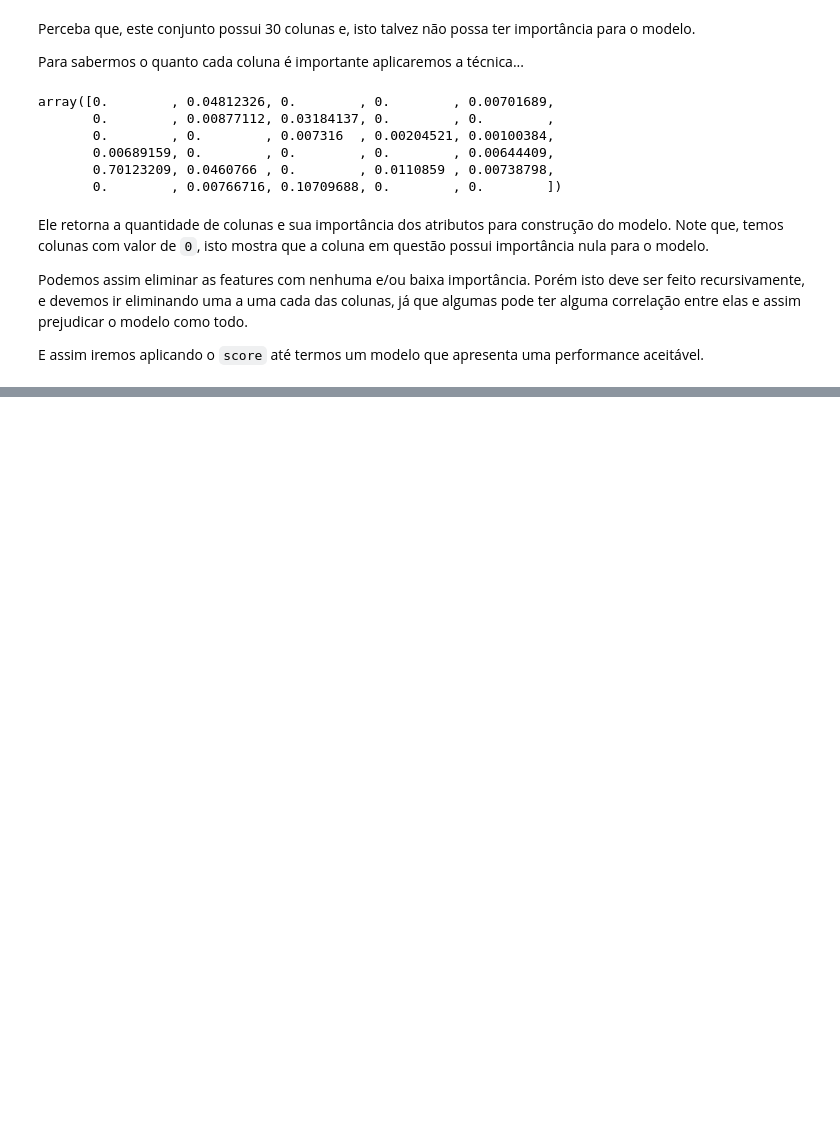
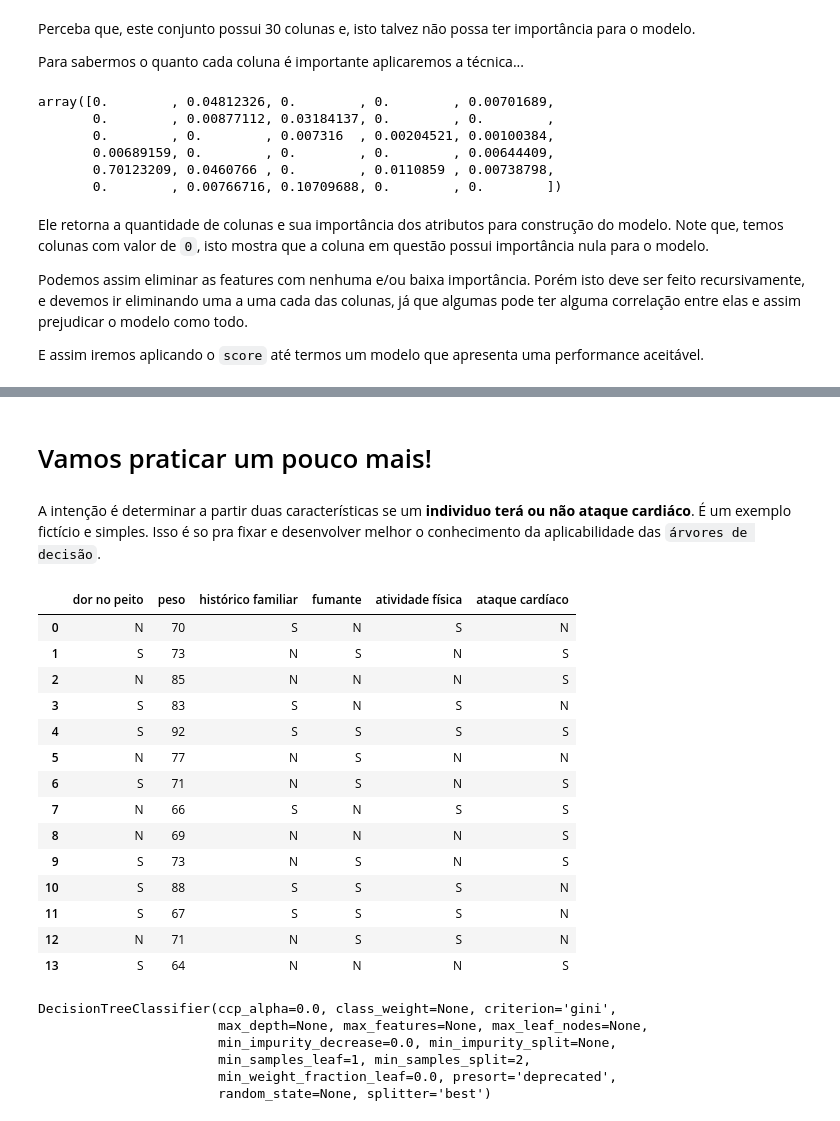
Before and after one commit to FGalvao77/Introducao-a-Machine-Learning, a Jupyter notebook: Árvore_de_decisão.ipynb, the cells around one changed output, grey strips where cells are left out. Saved outputs shown, nothing was run; the diff lists cells and outputs as text; code cells hidden in the pictures; blank space fills up the shorter version.

```diff
--- a/Árvore_de_decisão.ipynb
+++ b/Árvore_de_decisão.ipynb
@@ -266,0 +276,4 @@ E assim iremos aplicando o `score` até termos um modelo que apresenta uma perfo
+# %% [markdown]
+# Vamos praticar um pouco mais!
+# %% [markdown]
+A intenção é determinar a partir duas características se um **individuo terá ou não ataque cardiáco**. É um exemplo fictício e simples. Isso é so pra fixar e desenvolver melhor o conhecimento da aplicabilidade das `árvores de decisão`.
@@ -266,0 +283,28 @@ E assim iremos aplicando o `score` até termos um modelo que apresenta uma perfo
+# %%
+# instanciando os dados de treino manualmente
+df_saude = pd.DataFrame({
+    'dor no peito'      : ['N', 'S', 'N', 'S', 'S', 'N', 'S', 'N', 'N', 'S', 'S', 'S', 'N', 'S'],
+    'peso'              : [70, 73, 85, 83, 92, 77, 71, 66, 69, 73, 88, 67, 71, 64],
+    'histórico familiar': ['S', 'N', 'N', 'S', 'S', 'N', 'N', 'S', 'N', 'N', 'S', 'S', 'N', 'N'],
+    'fumante'           : ['N', 'S', 'N', 'N', 'S', 'S', 'S', 'N', 'N', 'S', 'S', 'S', 'S', 'N'],
+    'atividade física'  : ['S', 'N', 'N', 'S', 'S', 'N', 'N', 'S', 'N', 'N', 'S', 'S', 'S', 'N'],
+    'ataque cardíaco'   : ['N', 'S', 'S', 'N', 'S', 'N', 'S', 'S', 'S', 'S', 'N', 'N', 'N', 'S'],
+})
+
+df_saude
+# %% [output]
+|  | dor no peito | peso | histórico familiar | fumante | atividade física | ataque cardíaco |
+| 0 | N | 70 | S | N | S | N |
+| 1 | S | 73 | N | S | N | S |
+| 2 | N | 85 | N | N | N | S |
+| 3 | S | 83 | S | N | S | N |
+| 4 | S | 92 | S | S | S | S |
+| 5 | N | 77 | N | S | N | N |
+| 6 | S | 71 | N | S | N | S |
+| 7 | N | 66 | S | N | S | S |
+| 8 | N | 69 | N | N | N | S |
+| 9 | S | 73 | N | S | N | S |
+| 10 | S | 88 | S | S | S | N |
+| 11 | S | 67 | S | S | S | N |
+| 12 | N | 71 | N | S | S | N |
+| 13 | S | 64 | N | N | N | S |
@@ -266,0 +317,10 @@ E assim iremos aplicando o `score` até termos um modelo que apresenta uma perfo
+# %%
+# verificando os parâmetros do modelo
+model
+# %% [output]
+DecisionTreeClassifier(ccp_alpha=0.0, class_weight=None, criterion='gini',
+                       max_depth=None, max_features=None, max_leaf_nodes=None,
+                       min_impurity_decrease=0.0, min_impurity_split=None,
+                       min_samples_leaf=1, min_samples_split=2,
+                       min_weight_fraction_leaf=0.0, presort='deprecated',
+                       random_state=None, splitter='best')
```
Also changed, not shown: parts of 37 cells of this notebook.
